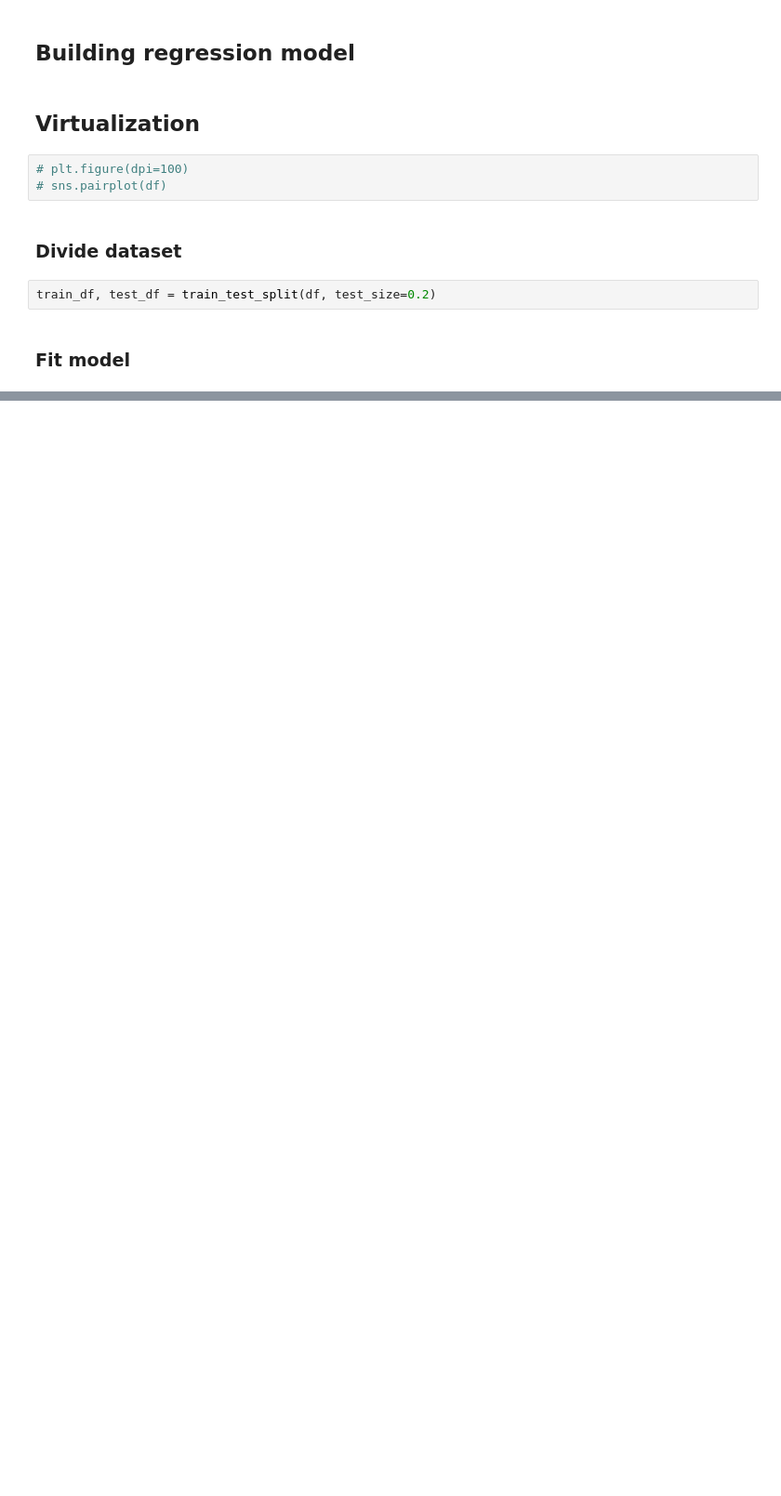
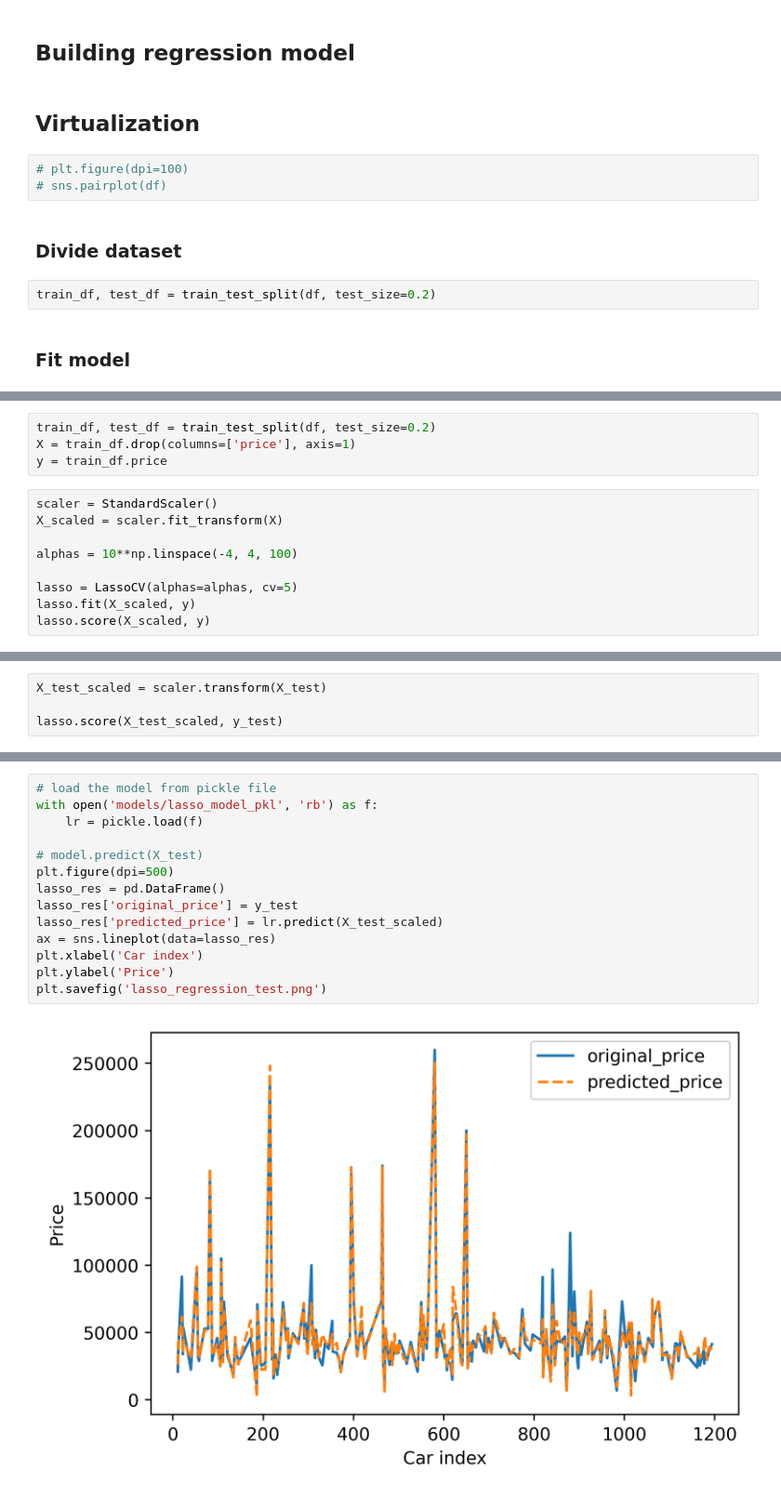
Before and after one commit to ImNotDarren/CarPricePrediction, a Jupyter notebook: car_price_prediction.ipynb, the cells around one changed output, grey strips where cells are left out. Shown at 93% size. Drawn from its saved outputs; the diff is of its cells as text; blank space fills up the shorter version.

```diff
--- a/car_price_prediction.ipynb
+++ b/car_price_prediction.ipynb
@@ -282,0 +305,13 @@ ax2 = sns.lineplot(data=df_res2)
+# %%
+train_df, test_df = train_test_split(df, test_size=0.2)
+X = train_df.drop(columns=['price'], axis=1)
+y = train_df.price
+# %%
+scaler = StandardScaler()
+X_scaled = scaler.fit_transform(X)
+
+alphas = 10**np.linspace(-4, 4, 100)
+
+lasso = LassoCV(alphas=alphas, cv=5)
+lasso.fit(X_scaled, y)
+lasso.score(X_scaled, y)
@@ -282,0 +320,4 @@ ax2 = sns.lineplot(data=df_res2)
+# %%
+X_test_scaled = scaler.transform(X_test)
+
+lasso.score(X_test_scaled, y_test)
@@ -282,0 +330,16 @@ ax2 = sns.lineplot(data=df_res2)
+# %%
+# load the model from pickle file
+with open('models/lasso_model_pkl', 'rb') as f:
+    lr = pickle.load(f)
+
+# model.predict(X_test)
+plt.figure(dpi=500)
+lasso_res = pd.DataFrame()
+lasso_res['original_price'] = y_test
+lasso_res['predicted_price'] = lr.predict(X_test_scaled)
+ax = sns.lineplot(data=lasso_res)
+plt.xlabel('Car index')
+plt.ylabel('Price')
+plt.savefig('lasso_regression_test.png')
+# %% [output]
+[figure, added]
```
Also changed, not shown: parts of 16 cells of this notebook.
